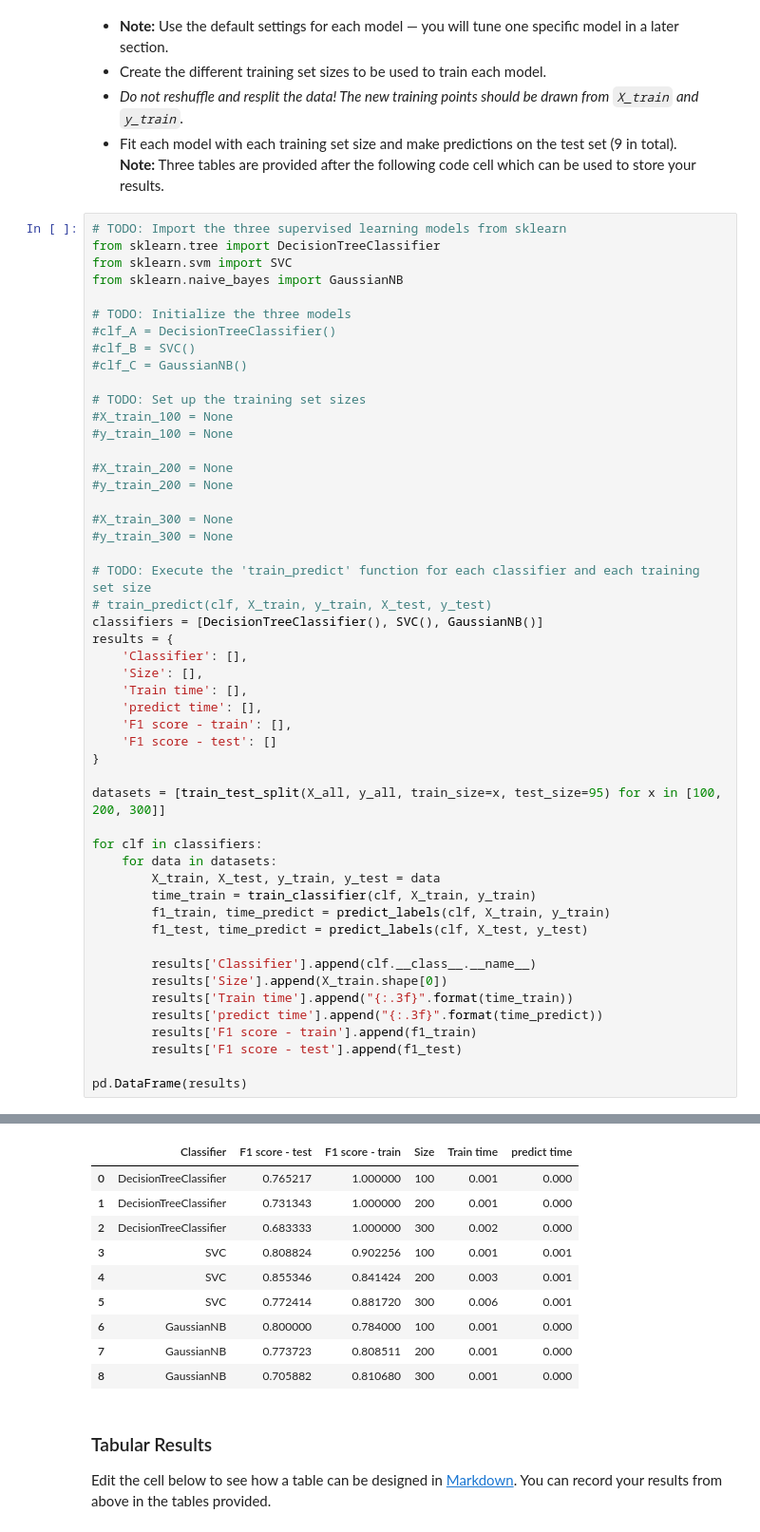
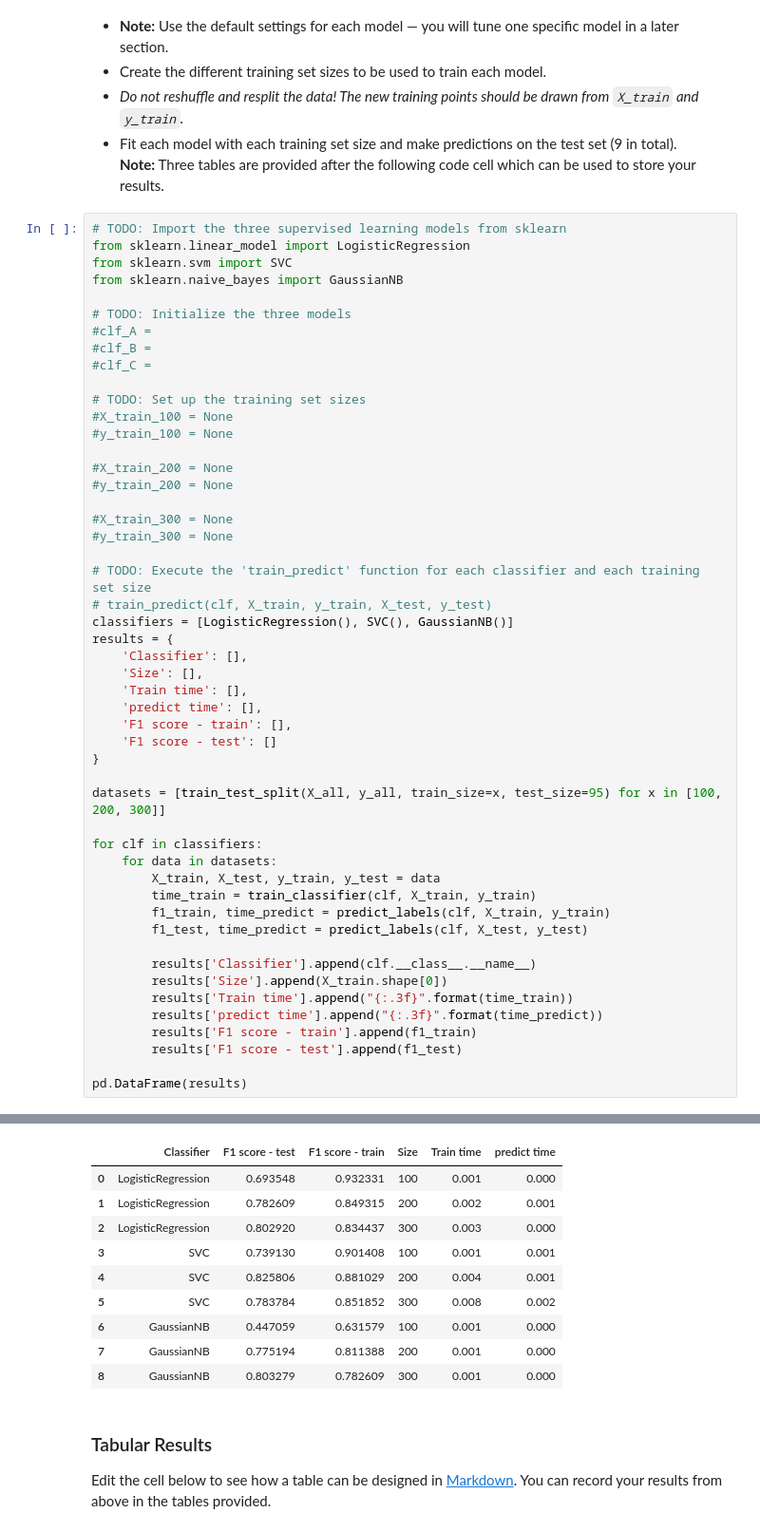
Before and after one commit to kongrui/uc-machine-learning, a Jupyter notebook: student_intervention/student_intervention.ipynb, the cells around one changed output, grey strips where cells are left out. Shown at 95% size. Drawn from its saved outputs; the diff is of its cells as text.

```diff
--- a/student_intervention/student_intervention.ipynb
+++ b/student_intervention/student_intervention.ipynb
@@ -255,14 +275,14 @@ With the predefined functions above, you will now import the three supervised le
 **Note:** Three tables are provided after the following code cell which can be used to store your results.
 # %%
 # TODO: Import the three supervised learning models from sklearn
-from sklearn.tree import DecisionTreeClassifier
+from sklearn.linear_model import LogisticRegression
 from sklearn.svm import SVC
 from sklearn.naive_bayes import GaussianNB
 
 # TODO: Initialize the three models
-#clf_A = DecisionTreeClassifier()
-#clf_B = SVC()
-#clf_C = GaussianNB()
+#clf_A =
+#clf_B =
+#clf_C =
 
 # TODO: Set up the training set sizes
 #X_train_100 = None
@@ -276,7 +296,7 @@ from sklearn.naive_bayes import GaussianNB
 
 # TODO: Execute the 'train_predict' function for each classifier and each training set size
 # train_predict(clf, X_train, y_train, X_test, y_test)
-classifiers = [DecisionTreeClassifier(), SVC(), GaussianNB()]
+classifiers = [LogisticRegression(), SVC(), GaussianNB()]
 results = {
     'Classifier': [],
     'Size': [],
@@ -324,13 +344,13 @@ Made predictions in 0.0004 seconds.
 |  | Classifier | F1 score - test | F1 score - train | Size | Train time | predict time |
-| 0 | DecisionTreeClassifier | 0.765217 | 1.000000 | 100 | 0.001 | 0.000 |
-| 1 | DecisionTreeClassifier | 0.731343 | 1.000000 | 200 | 0.001 | 0.000 |
-| 2 | DecisionTreeClassifier | 0.683333 | 1.000000 | 300 | 0.002 | 0.000 |
-| 3 | SVC | 0.808824 | 0.902256 | 100 | 0.001 | 0.001 |
-| 4 | SVC | 0.855346 | 0.841424 | 200 | 0.003 | 0.001 |
-| 5 | SVC | 0.772414 | 0.881720 | 300 | 0.006 | 0.001 |
-| 6 | GaussianNB | 0.800000 | 0.784000 | 100 | 0.001 | 0.000 |
-| 7 | GaussianNB | 0.773723 | 0.808511 | 200 | 0.001 | 0.000 |
-| 8 | GaussianNB | 0.705882 | 0.810680 | 300 | 0.001 | 0.000 |
+| 0 | LogisticRegression | 0.693548 | 0.932331 | 100 | 0.001 | 0.000 |
+| 1 | LogisticRegression | 0.782609 | 0.849315 | 200 | 0.002 | 0.001 |
+| 2 | LogisticRegression | 0.802920 | 0.834437 | 300 | 0.003 | 0.000 |
+| 3 | SVC | 0.739130 | 0.901408 | 100 | 0.001 | 0.001 |
+| 4 | SVC | 0.825806 | 0.881029 | 200 | 0.004 | 0.001 |
+| 5 | SVC | 0.783784 | 0.851852 | 300 | 0.008 | 0.002 |
+| 6 | GaussianNB | 0.447059 | 0.631579 | 100 | 0.001 | 0.000 |
+| 7 | GaussianNB | 0.775194 | 0.811388 | 200 | 0.001 | 0.000 |
+| 8 | GaussianNB | 0.803279 | 0.782609 | 300 | 0.001 | 0.000 |
 # %% [markdown]
 ### Tabular Results
 Edit the cell below to see how a table can be designed in [Markdown](https://github.com/adam-p/markdown-here/wiki/Markdown-Cheatsheet#tables). You can record your results from above in the tables provided.
```
Also changed, not shown: parts of 10 cells of this notebook, 4 other files.
